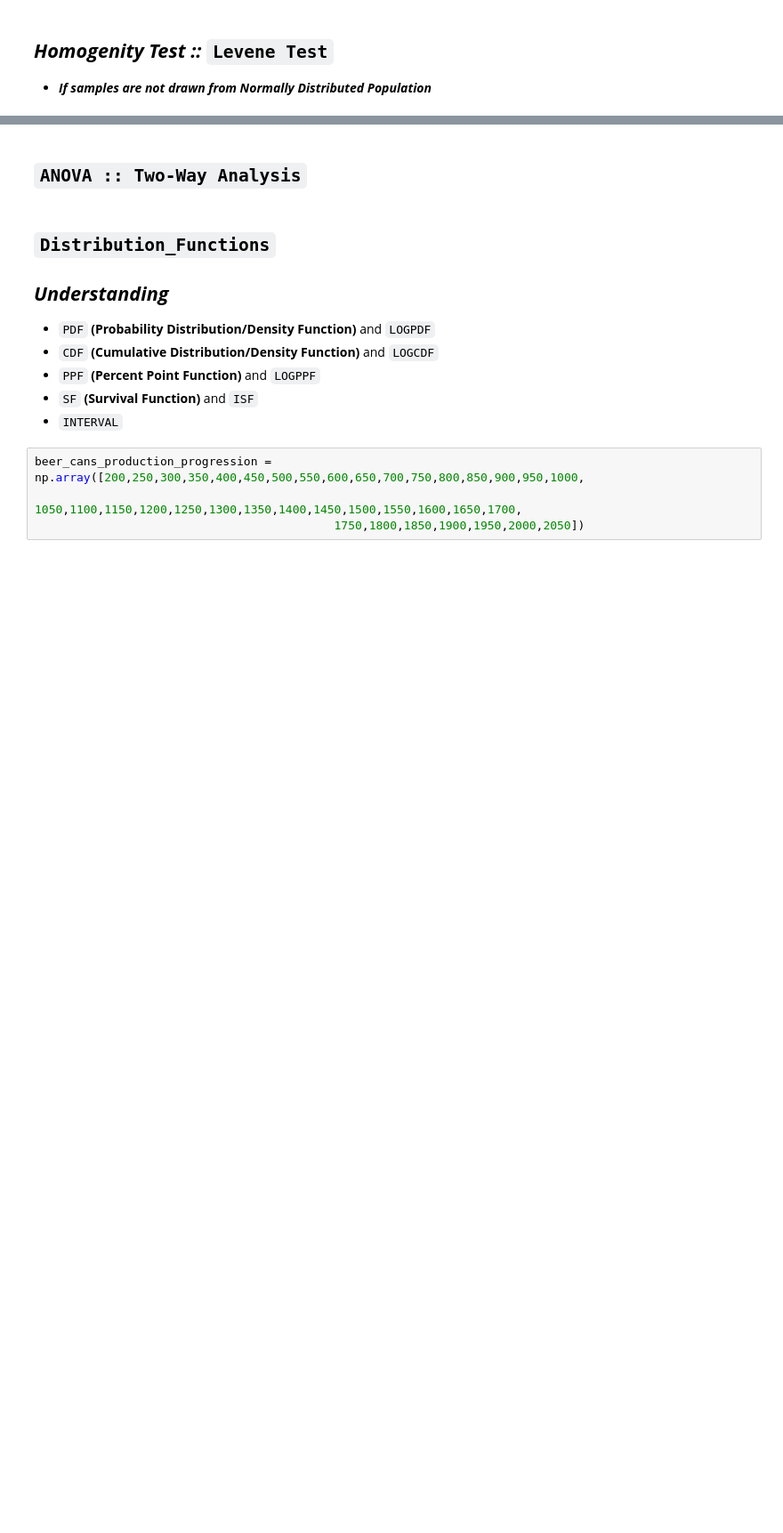
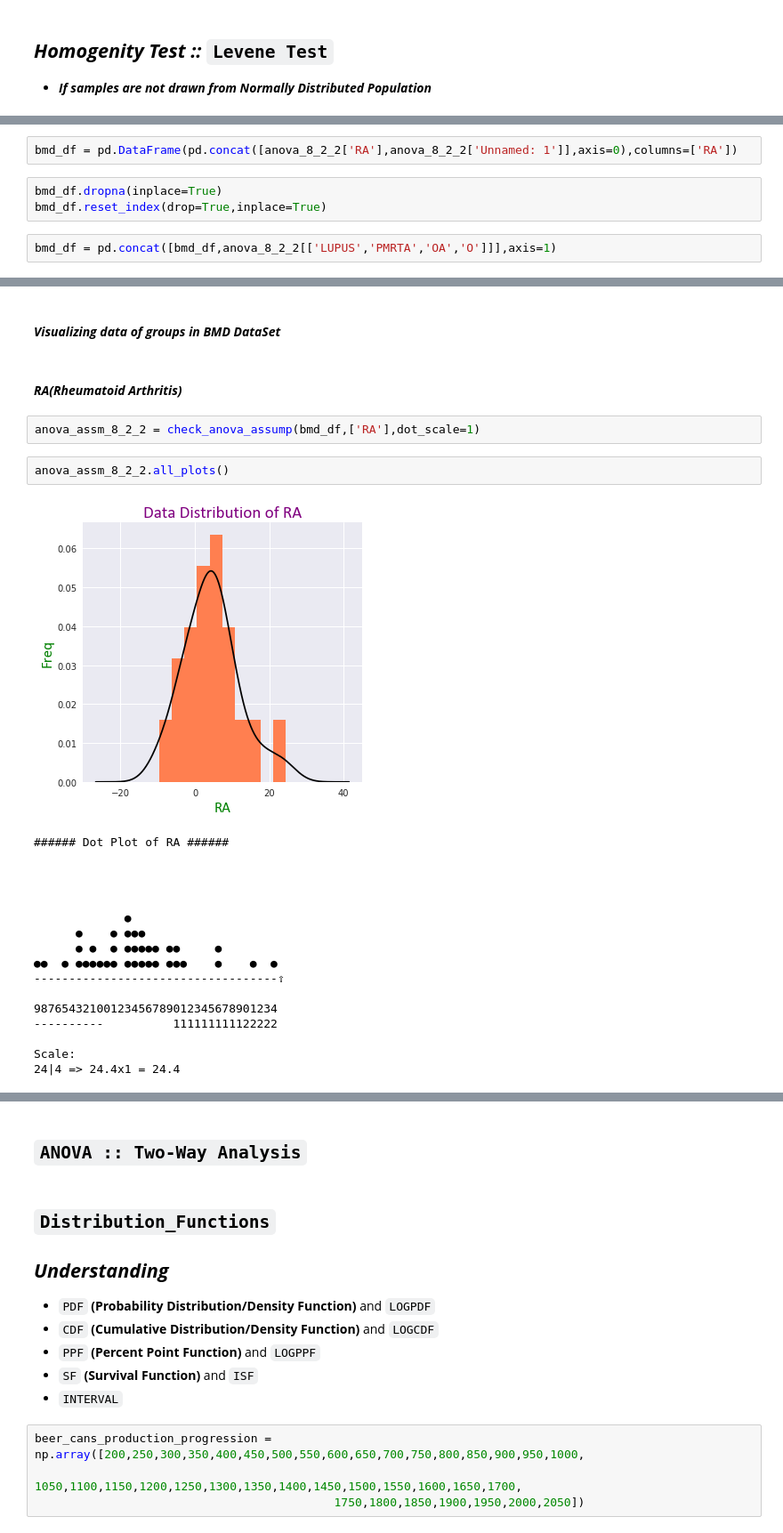
Before and after one commit to raj-shr-git/Statistical_testing_python, a Jupyter notebook: Stats_Practice.ipynb, the cells around one changed output, grey strips where cells are left out. Shown at 89% size. Saved outputs shown, nothing was run; the diff lists cells and outputs as text; blank space fills up the shorter version.

Commit message:
Completed ANOVA One-Way

```diff
--- a/Stats_Practice.ipynb
+++ b/Stats_Practice.ipynb
@@ -2156,0 +2183,7 @@ np.std(emt_df[~emt_df['120_deg_angle'].isna()]['120_deg_angle']))
+# %%
+bmd_df = pd.DataFrame(pd.concat([anova_8_2_2['RA'],anova_8_2_2['Unnamed: 1']],axis=0),columns=['RA'])
+# %%
+bmd_df.dropna(inplace=True)
+bmd_df.reset_index(drop=True,inplace=True)
+# %%
+bmd_df = pd.concat([bmd_df,anova_8_2_2[['LUPUS','PMRTA','OA','O']]],axis=1)
@@ -2156,0 +2227,26 @@ np.std(emt_df[~emt_df['120_deg_angle'].isna()]['120_deg_angle']))
+# %% [markdown]
+#### ***Visualizing data of groups in BMD DataSet***
+# %% [markdown]
+#### ***RA(Rheumatoid Arthritis)***
+# %%
+anova_assm_8_2_2 = check_anova_assump(bmd_df,['RA'],dot_scale=1)
+# %%
+anova_assm_8_2_2.all_plots()
+# %% [output]
+[figure, added]
+###### Dot Plot of RA ######
+
+
+
+
+             ●
+      ●    ● ●●●
+      ● ●  ● ●●●●● ●●     ●
+●●  ● ●●●●●● ●●●●● ●●●    ●    ●  ●
+-----------------------------------⇪
+
+98765432100123456789012345678901234
+----------          111111111122222
+
+Scale:
+24|4 => 24.4x1 = 24.4
```
Also changed, not shown: parts of 107 cells of this notebook.
